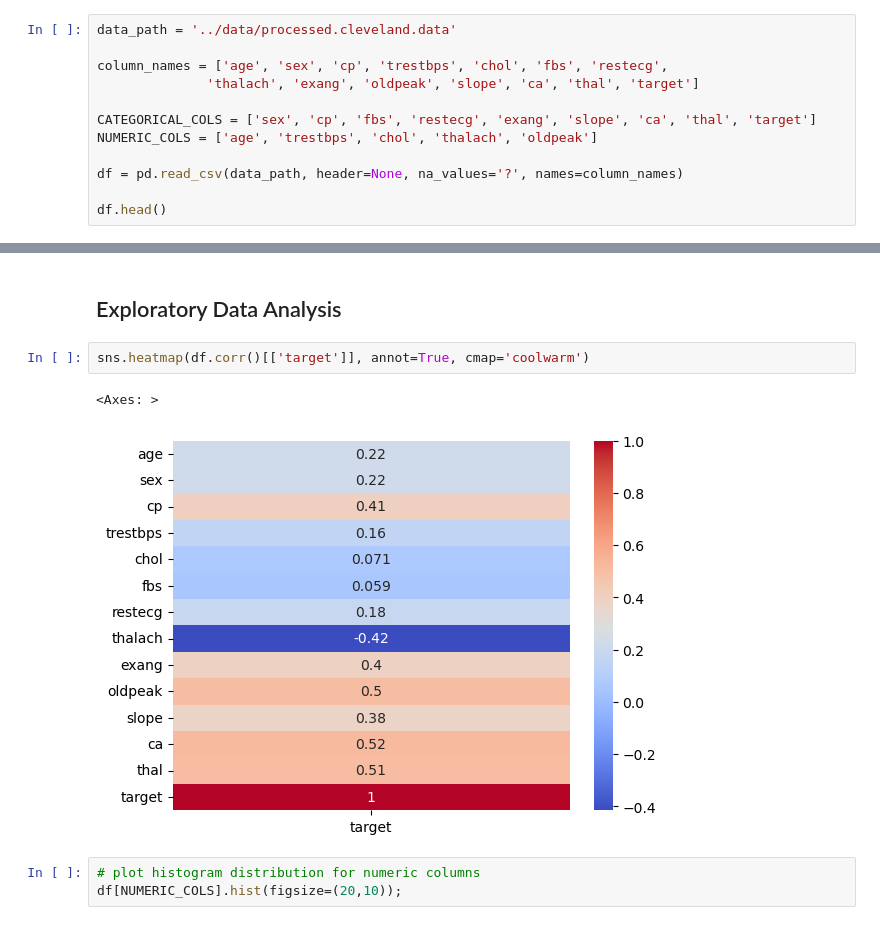
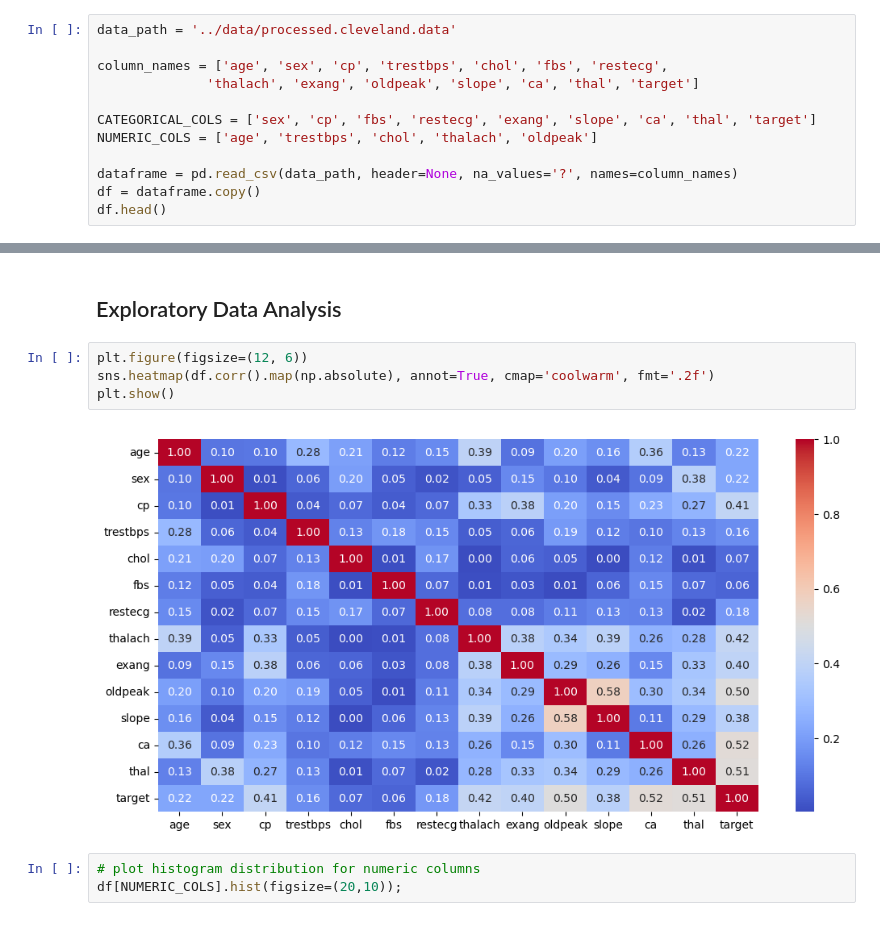
Before and after one commit to omniah7/Heart_Disease_Project, a Jupyter notebook: notebooks/01_data_preprocessing.ipynb, the cells around one changed output, grey strips where cells are left out. Drawn from its saved outputs; the diff is of its cells as text.

```diff
--- a/notebooks/01_data_preprocessing.ipynb
+++ b/notebooks/01_data_preprocessing.ipynb
@@ -18,8 +18,8 @@ column_names = ['age', 'sex', 'cp', 'trestbps', 'chol', 'fbs', 'restecg',
 CATEGORICAL_COLS = ['sex', 'cp', 'fbs', 'restecg', 'exang', 'slope', 'ca', 'thal', 'target']
 NUMERIC_COLS = ['age', 'trestbps', 'chol', 'thalach', 'oldpeak']
 
-df = pd.read_csv(data_path, header=None, na_values='?', names=column_names)
-
+dataframe = pd.read_csv(data_path, header=None, na_values='?', names=column_names)
+df = dataframe.copy()
 df.head()
 # %% [output]
 |  | age | sex | cp | trestbps | chol | fbs | restecg | thalach | exang | oldpeak | slope | ... |
@@ -51,10 +51,11 @@ memory usage: 33.3 KB
 # %% [markdown]
 ## Exploratory Data Analysis
 # %%
-sns.heatmap(df.corr()[['target']], annot=True, cmap='coolwarm')
+plt.figure(figsize=(12, 6))
+sns.heatmap(df.corr().map(np.absolute), annot=True, cmap='coolwarm', fmt='.2f')
+plt.show()
 # %% [output]
-<Axes: >
-[figure, old version]
+[figure, new version]
 # %%
 # plot histogram distribution for numeric columns
 df[NUMERIC_COLS].hist(figsize=(20,10));
```
Also changed, not shown: parts of 5 cells of this notebook, 12 other files.
